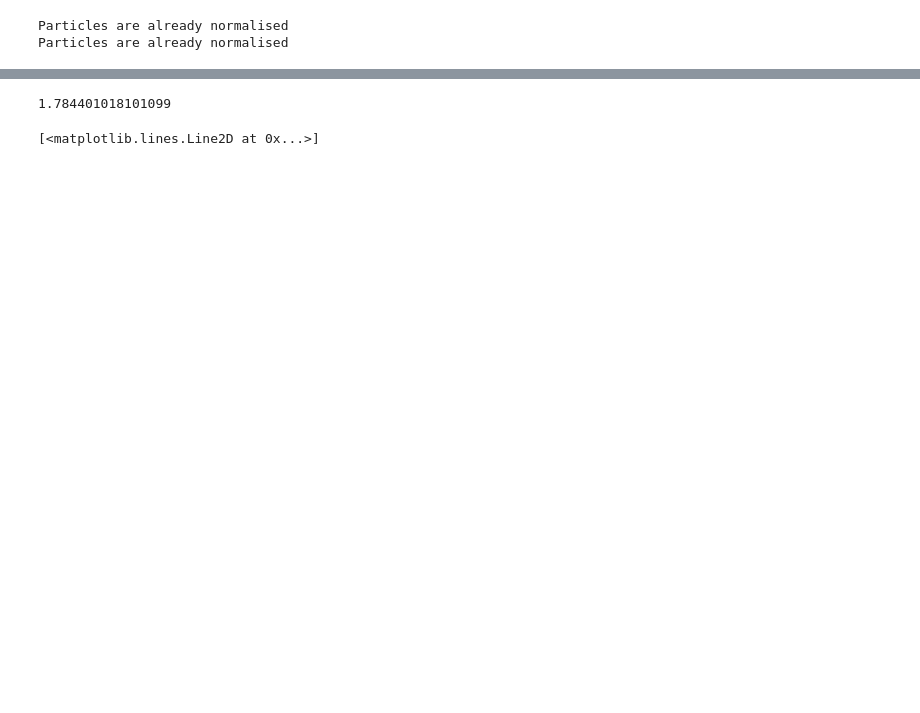
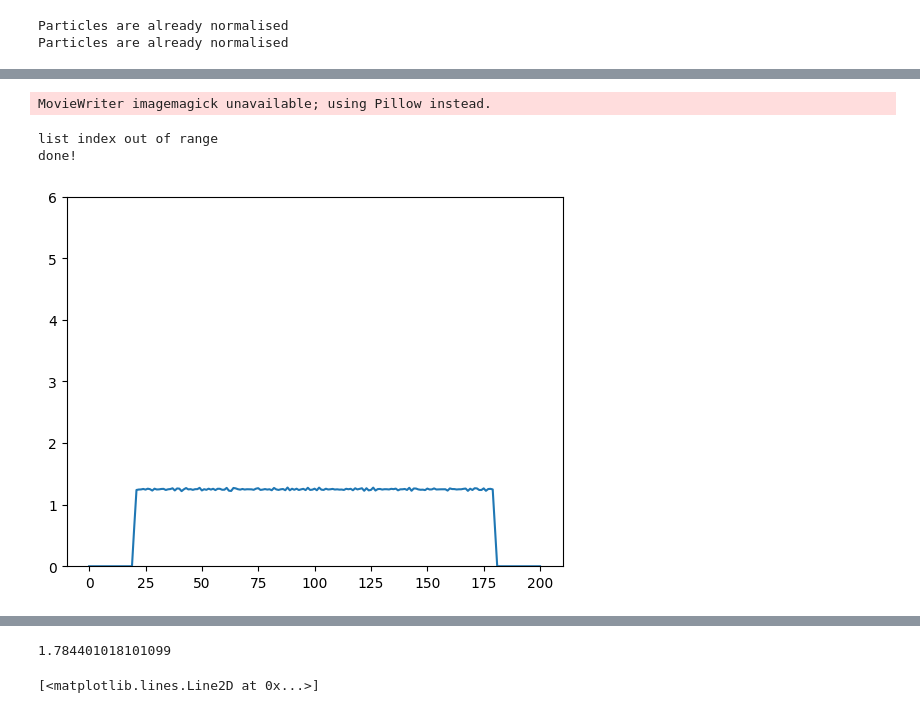
Before and after one commit to setupishe/PlasmaPython, a Jupyter notebook: results.ipynb, the cells around one changed output, grey strips where cells are left out. Cells and saved outputs as stored; diff of their text form; code cells hidden in the pictures; blank space fills up the shorter version.

```diff
--- a/results.ipynb
+++ b/results.ipynb
@@ -191,3 +208,34 @@ plt.plot(phi_over_time[-1000])
+# %%
+try:
+    fig, ax = plt.subplots()
+
+    #  Создаем функцию, генерирующую картинки
+    #  для последующей "склейки":
+    def animate(i):
+        ax.clear()
+        ax.set_ylim((0, 6))
+        line = ax.plot(conc_history[i*50]/1e17)
+        return line
+
+    #  Создаем объект анимации:
+    sin_animation = animation.FuncAnimation(fig,
+                                        animate,
+                                        frames=range(n),
+                                        interval = 5,
+                                        repeat = False)
+
+    #  Сохраняем анимацию в виде gif файла:
+    sin_animation.save('results/conc_over_time.gif',
+                    writer='imagemagick',
+                    fps=30)
+except Exception as e:
+    print(e)
+    print("done!")
+# %% [output]
+MovieWriter imagemagick unavailable; using Pillow instead.
+list index out of range
+done!
+[figure, added]
 # %%
 central_phi = np.array([x[100] for x in phi_over_time])
 # %%
```
Also changed, not shown: parts of 25 cells of this notebook, 2 other files.
